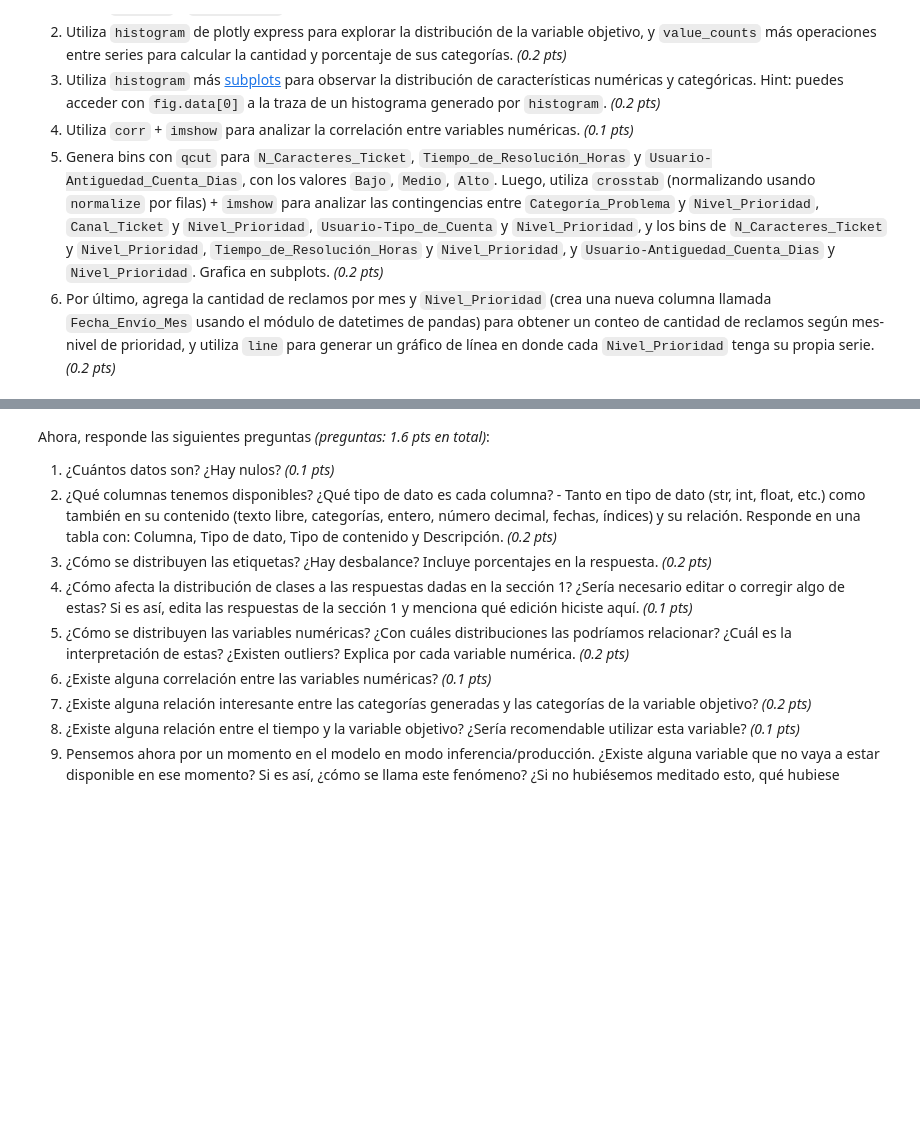
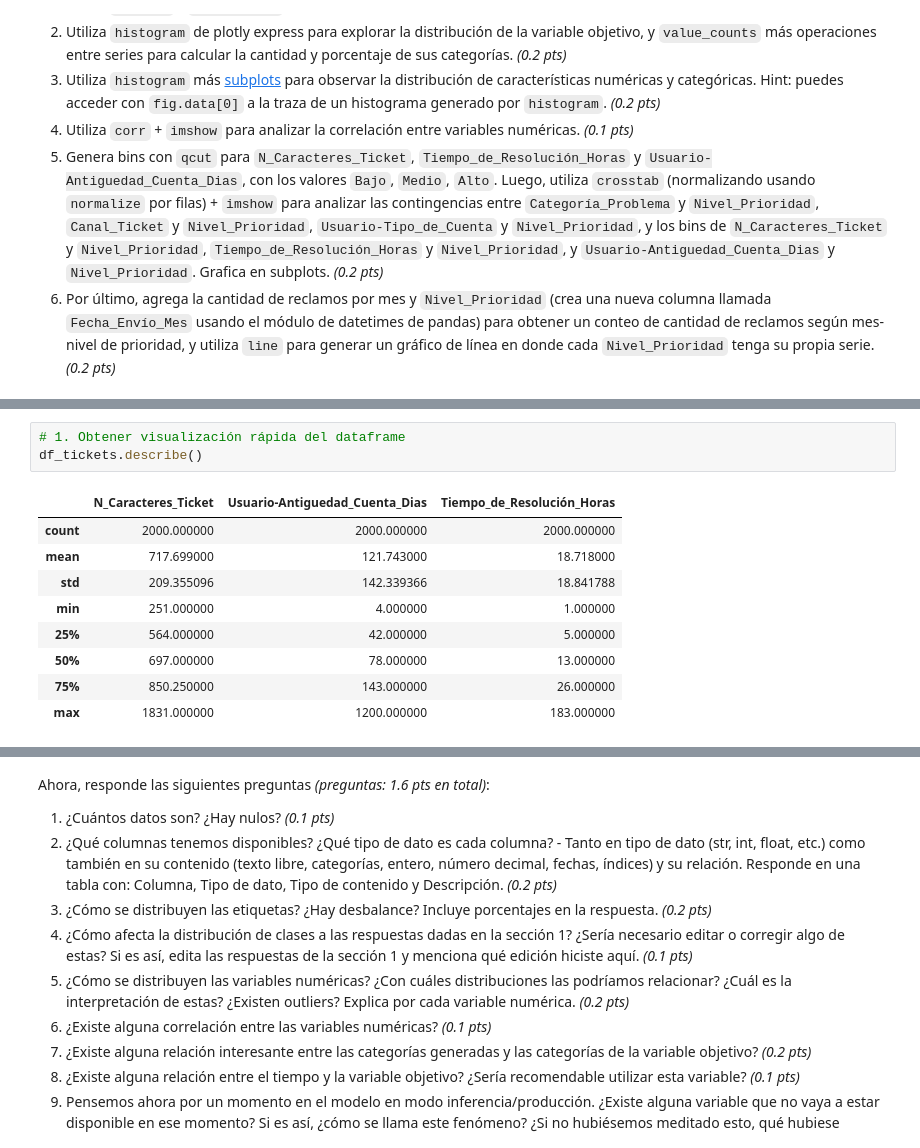
Before and after one commit to FeLiJaNdRo/MDS7202-Labs, a Jupyter notebook: proyecto/Parte1/Enunciado_Parte1_Analisis.ipynb, the cells around one changed output, grey strips where cells are left out. Saved outputs shown, nothing was run; the diff lists cells and outputs as text; blank space fills up the shorter version.

```diff
--- a/proyecto/Parte1/Enunciado_Parte1_Analisis.ipynb
+++ b/proyecto/Parte1/Enunciado_Parte1_Analisis.ipynb
@@ -129,0 +200,13 @@ Ahora, analiza los datos de entrada usando las herramientas solicitadas _(códig
+# %%
+# 1. Obtener visualización rápida del dataframe
+df_tickets.describe()
+# %% [output]
+|  | N_Caracteres_Ticket | Usuario-Antiguedad_Cuenta_Dias | Tiempo_de_Resolución_Horas |
+| count | 2000.000000 | 2000.000000 | 2000.000000 |
+| mean | 717.699000 | 121.743000 | 18.718000 |
+| std | 209.355096 | 142.339366 | 18.841788 |
+| min | 251.000000 | 4.000000 | 1.000000 |
+| 25% | 564.000000 | 42.000000 | 5.000000 |
+| 50% | 697.000000 | 78.000000 | 13.000000 |
+| 75% | 850.250000 | 143.000000 | 26.000000 |
+| max | 1831.000000 | 1200.000000 | 183.000000 |
```
Also changed, not shown: parts of 30 cells of this notebook, 13 other files.
